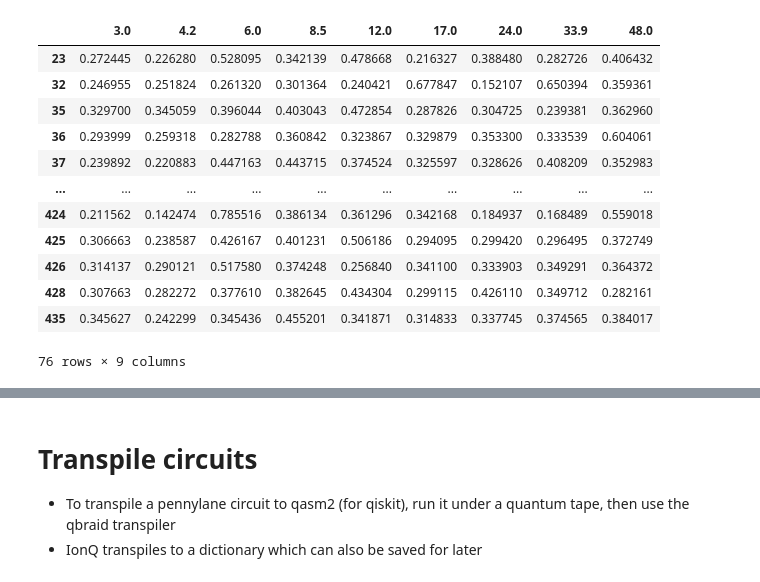
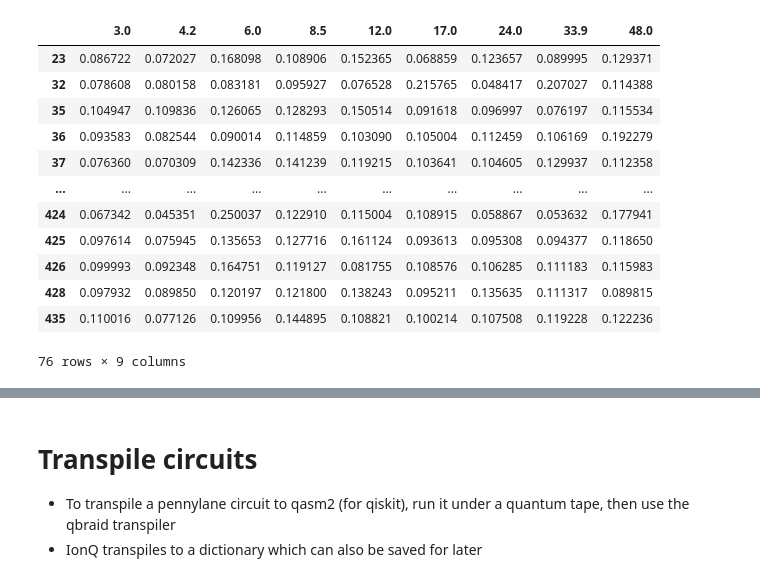
Before and after one commit to 0mWh/pqic-gic-quadrigems, a Jupyter notebook: notebooks/final_prepare_quantum_circuits.ipynb, the cells around one changed output, grey strips where cells are left out. Drawn from its saved outputs; the diff is of its cells as text; code cells hidden in the pictures.

```diff
--- a/notebooks/final_prepare_quantum_circuits.ipynb
+++ b/notebooks/final_prepare_quantum_circuits.ipynb
@@ -18,21 +18,21 @@ from circuits import *
 # %%
 from qbraid import transpile
 # %%
-tuning_curves_normalized = pd.read_csv(DATA + 'data_tuning-curves_normalized.csv', index_col=0)
-tuning_curves_normalized
+tuning_curves_rescaled = pd.read_csv(DATA + 'data_tuning-curves_rescaled.csv', index_col=0)
+tuning_curves_rescaled
 # %% [output]
 |  | 3.0 | 4.2 | 6.0 | 8.5 | 12.0 | 17.0 | 24.0 | 33.9 | 48.0 |
-| 23 | 0.272445 | 0.226280 | 0.528095 | 0.342139 | 0.478668 | 0.216327 | 0.388480 | 0.282726 | 0.406432 |
-| 32 | 0.246955 | 0.251824 | 0.261320 | 0.301364 | 0.240421 | 0.677847 | 0.152107 | 0.650394 | 0.359361 |
-| 35 | 0.329700 | 0.345059 | 0.396044 | 0.403043 | 0.472854 | 0.287826 | 0.304725 | 0.239381 | 0.362960 |
-| 36 | 0.293999 | 0.259318 | 0.282788 | 0.360842 | 0.323867 | 0.329879 | 0.353300 | 0.333539 | 0.604061 |
-| 37 | 0.239892 | 0.220883 | 0.447163 | 0.443715 | 0.374524 | 0.325597 | 0.328626 | 0.408209 | 0.352983 |
+| 23 | 0.086722 | 0.072027 | 0.168098 | 0.108906 | 0.152365 | 0.068859 | 0.123657 | 0.089995 | 0.129371 |
+| 32 | 0.078608 | 0.080158 | 0.083181 | 0.095927 | 0.076528 | 0.215765 | 0.048417 | 0.207027 | 0.114388 |
+| 35 | 0.104947 | 0.109836 | 0.126065 | 0.128293 | 0.150514 | 0.091618 | 0.096997 | 0.076197 | 0.115534 |
+| 36 | 0.093583 | 0.082544 | 0.090014 | 0.114859 | 0.103090 | 0.105004 | 0.112459 | 0.106169 | 0.192279 |
+| 37 | 0.076360 | 0.070309 | 0.142336 | 0.141239 | 0.119215 | 0.103641 | 0.104605 | 0.129937 | 0.112358 |
 | ... | ... | ... | ... | ... | ... | ... | ... | ... | ... |
-| 424 | 0.211562 | 0.142474 | 0.785516 | 0.386134 | 0.361296 | 0.342168 | 0.184937 | 0.168489 | 0.559018 |
-| 425 | 0.306663 | 0.238587 | 0.426167 | 0.401231 | 0.506186 | 0.294095 | 0.299420 | 0.296495 | 0.372749 |
-| 426 | 0.314137 | 0.290121 | 0.517580 | 0.374248 | 0.256840 | 0.341100 | 0.333903 | 0.349291 | 0.364372 |
-| 428 | 0.307663 | 0.282272 | 0.377610 | 0.382645 | 0.434304 | 0.299115 | 0.426110 | 0.349712 | 0.282161 |
-| 435 | 0.345627 | 0.242299 | 0.345436 | 0.455201 | 0.341871 | 0.314833 | 0.337745 | 0.374565 | 0.384017 |
+| 424 | 0.067342 | 0.045351 | 0.250037 | 0.122910 | 0.115004 | 0.108915 | 0.058867 | 0.053632 | 0.177941 |
+| 425 | 0.097614 | 0.075945 | 0.135653 | 0.127716 | 0.161124 | 0.093613 | 0.095308 | 0.094377 | 0.118650 |
+| 426 | 0.099993 | 0.092348 | 0.164751 | 0.119127 | 0.081755 | 0.108576 | 0.106285 | 0.111183 | 0.115983 |
+| 428 | 0.097932 | 0.089850 | 0.120197 | 0.121800 | 0.138243 | 0.095211 | 0.135635 | 0.111317 | 0.089815 |
+| 435 | 0.110016 | 0.077126 | 0.109956 | 0.144895 | 0.108821 | 0.100214 | 0.107508 | 0.119228 | 0.122236 |
 76 rows × 9 columns
 # %%
 tuning_curves_resampled = pd.read_csv(DATA + 'data_tuning-curves_resampled.csv', index_col=0)
```
Also changed, not shown: parts of 3 cells of this notebook, 8 other files.
